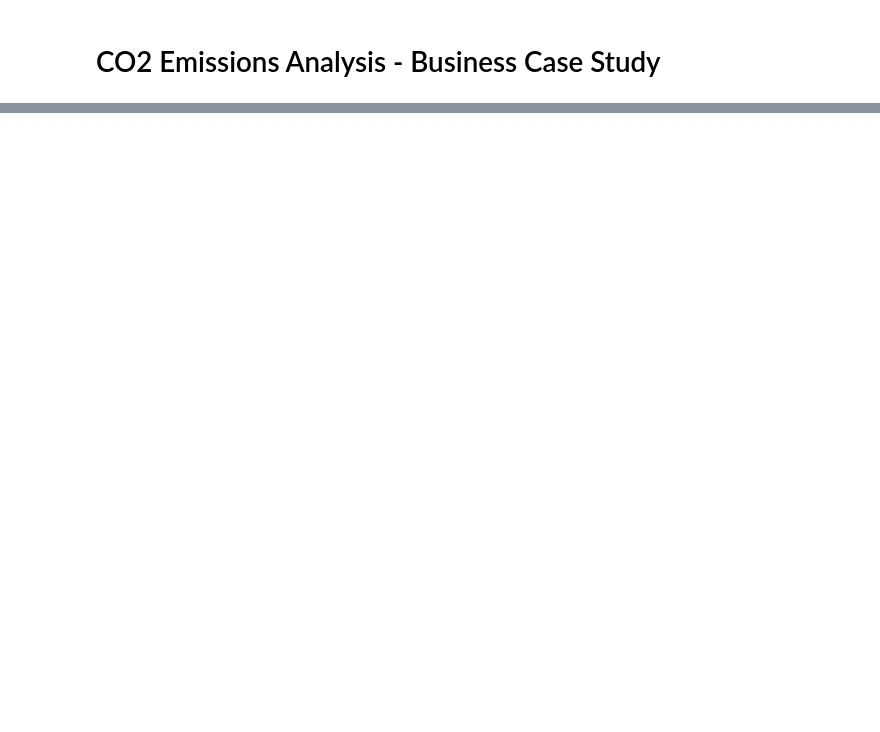
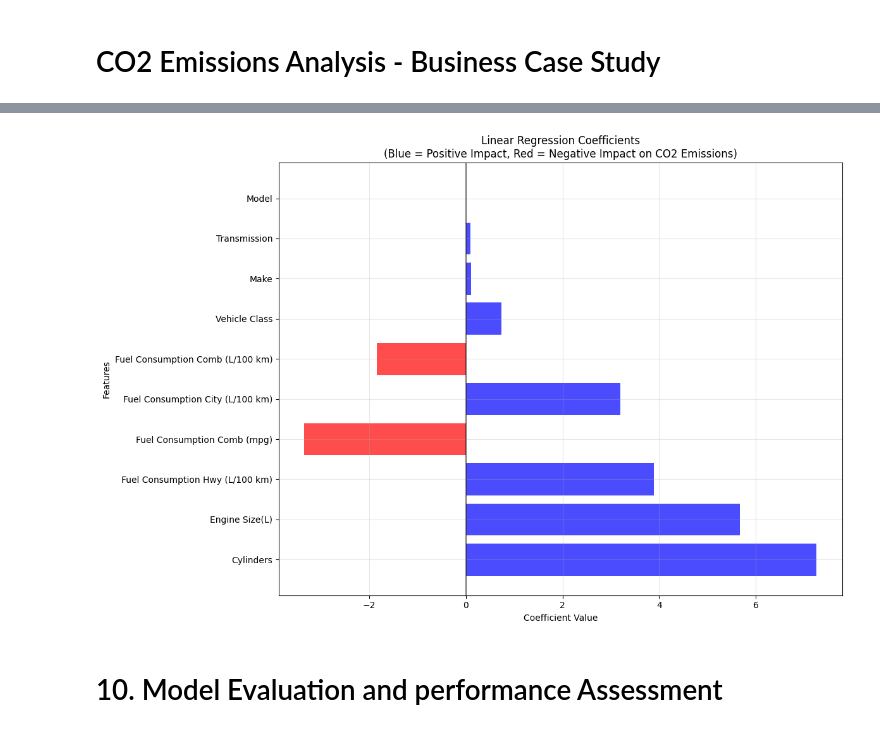
Before and after one commit to Shivappa/AL-ML-CO2-Emission, a Jupyter notebook: co2emission.ipynb, the cells around one changed output, grey strips where cells are left out. Saved outputs shown, nothing was run; the diff lists cells and outputs as text; code cells hidden in the pictures; blank space fills up the shorter version.

```diff
--- a/co2emission.ipynb
+++ b/co2emission.ipynb
@@ -40,0 +396,12 @@ except Exception as e:
+# %%
+# Handle categorical variables
+categorical_encoders = {}
+X_processed = X.copy()
+
+for cat_col in categorical_columns:
+    if cat_col in X_processed.columns:
+
+        # Use Label Encoding for simplicity (could use One-Hot Encoding for better results)
+        le = LabelEncoder()
+        X_processed[cat_col] = le.fit_transform(X_processed[cat_col])
+        categorical_encoders[cat_col] = le
@@ -40,0 +453,17 @@ except Exception as e:
+# %%
+# TRAIN LINEAR REGRESSION MODEL
+
+# Train model with all features
+lr_full = LinearRegression()
+lr_full.fit(X_train, y_train)
+
+# Train model with selected features
+lr_selected = LinearRegression()
+lr_selected.fit(X_train_selected, y_train)
+
+coefficients_df = pd.DataFrame({
+    'Feature': selected_features,
+    'Coefficient': lr_selected.coef_
+}).sort_values('Coefficient', ascending=False, key=abs)
+
+display(coefficients_df)
@@ -40,0 +482,19 @@ except Exception as e:
+# %%
+# Visualize model coefficients
+plt.figure(figsize=(12, 8))
+
+# Create a horizontal bar plot
+colors = ['red' if coef < 0 else 'blue' for coef in coefficients_df['Coefficient']]
+plt.barh(coefficients_df['Feature'], coefficients_df['Coefficient'], color=colors, alpha=0.7)
+
+plt.title('Linear Regression Coefficients\n(Blue = Positive Impact, Red = Negative Impact on CO2 Emissions)')
+plt.xlabel('Coefficient Value')
+plt.ylabel('Features')
+plt.axvline(x=0, color='black', linestyle='-', alpha=0.5)
+plt.grid(True, alpha=0.3)
+plt.tight_layout()
+plt.show()
+# %% [output]
+[figure, added]
+# %% [markdown]
+# 10. Model Evaluation and performance Assessment
```
Also changed, not shown: parts of 43 cells of this notebook.
